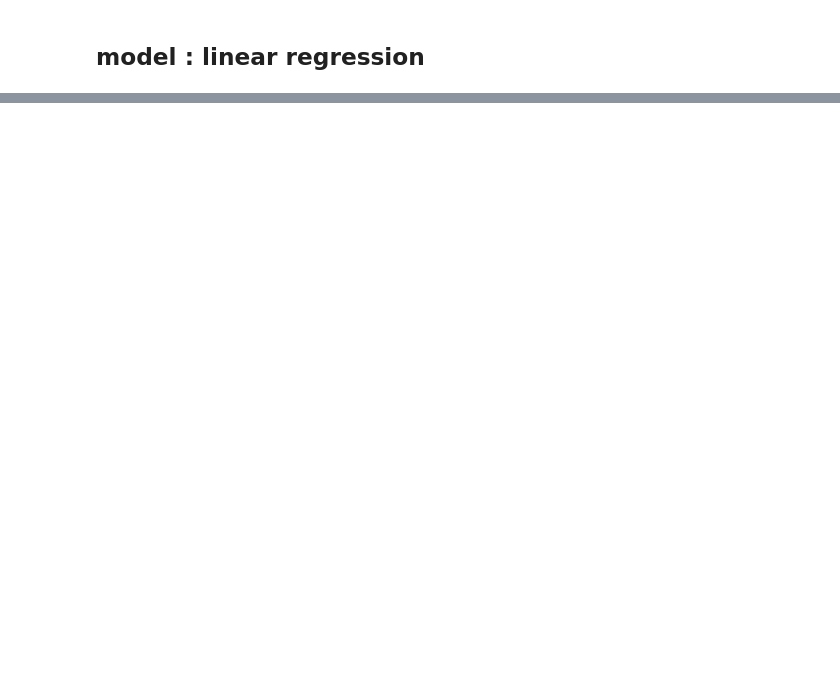
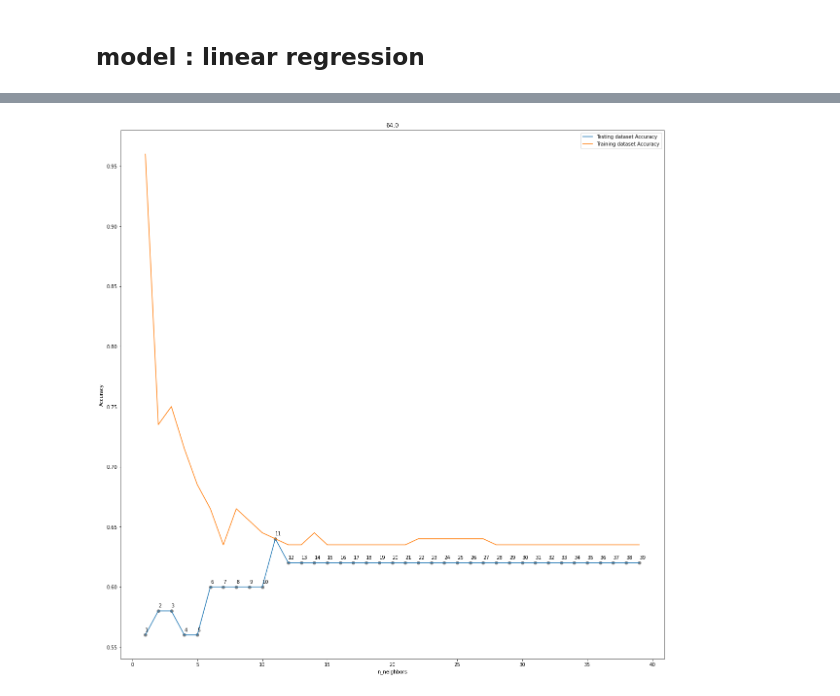
Before and after one commit to SimonLegendrre/LELEC2870_ML_Project1, a Jupyter notebook: project.ipynb, the cells around one changed output, grey strips where cells are left out. Saved outputs shown, nothing was run; the diff lists cells and outputs as text; code cells hidden in the pictures; blank space fills up the shorter version.

```diff
--- a/project.ipynb
+++ b/project.ipynb
@@ -237,2 +252,6 @@ print(bmi)
+# %%
+bw = backward_regression(X_1_cleaned, y_1)
+sub_X_1 = X_1_cleaned[bw]
+sub_X_2 = X_2_cleaned[bw]
 # %% [markdown]
 ## model : linear regression
@@ -258,0 +279,8 @@ coefficient of determination: 0.4393
+# %%
+def mybmi(X,y) :
+    # Retourne un dataframe avec un colonne nommée bmi reprenant le bmi de chaque individu
+    return pd.DataFrame(y/(X**2), columns =["bmi"])
+
+bmi = mybmi(X_1["Height"],y_1["target"])
+# On catégorise avec label 0,1,2,3
+bmi["bmi"] = pd.cut(bmi["bmi"], bins=[0, 18.5, 25, 30, 100], labels=[0,1,2,3])
@@ -258,0 +289,6 @@ coefficient of determination: 0.4393
+# %%
+X_train, X_test, bmi_train, bmi_test = train_test_split(sub_X_1, bmi, test_size=0.2, random_state=10)
+bmi_train = bmi_train.to_numpy().astype(int).ravel()
+bmi_test = bmi_test.to_numpy().astype(int).ravel()
+len(bmi_train)
+len(bmi_test)
@@ -258,0 +299,30 @@ coefficient of determination: 0.4393
+# %%
+from sklearn.neighbors import KNeighborsClassifier
+
+# init of the tunning
+neighbors = range(1,40)
+train_acc = np.empty(len(neighbors))
+test_acc = np.empty(len(neighbors))
+
+for i,k in enumerate(neighbors):
+    knn = KNeighborsClassifier(n_neighbors=k)
+    # on train sur sub, recall sub vient du backward features selection
+    knn.fit(X_train, bmi_train)
+
+    # array that contains acc_score of both samples
+    train_acc[i] = knn.score(X_train, bmi_train)
+    test_acc[i] = knn.score(X_test, bmi_test)
+
+plt.plot(neighbors, test_acc, label = 'Testing dataset Accuracy')
+plt.plot(neighbors, train_acc, label = 'Training dataset Accuracy')
+for k, acc in enumerate(test_acc):
+    plt.text(k+1, acc+0.003, k+1)
+    plt.scatter(k+1,acc, c = 'grey')
+
+plt.legend()
+plt.xlabel('n_neighbors')
+plt.ylabel('Accuracy')
+plt.title(max(test_acc)*100)
+plt.show()
+# %% [output]
+[figure, added]
```
Also changed, not shown: parts of 13 cells of this notebook, 1 other file.
